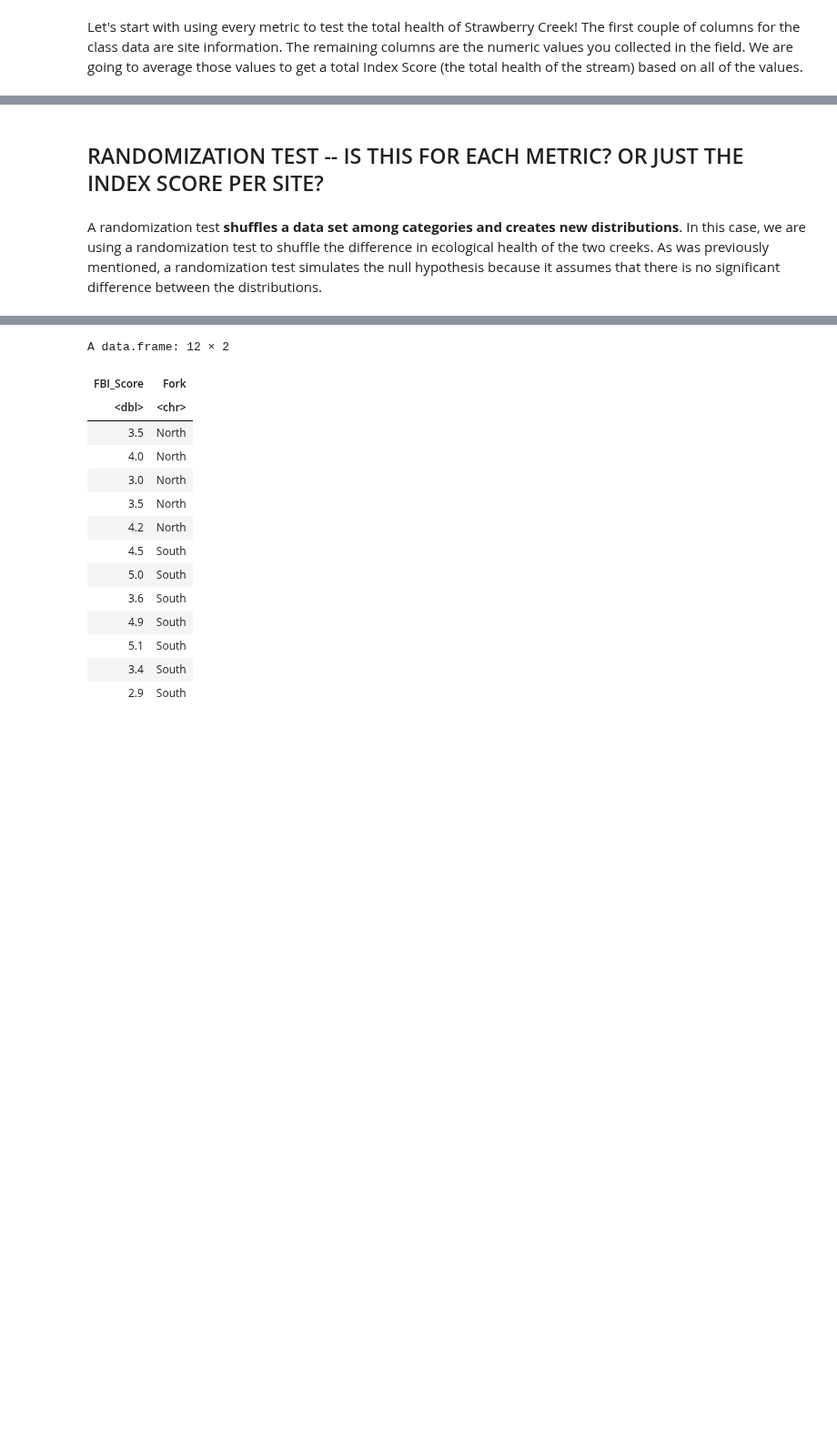
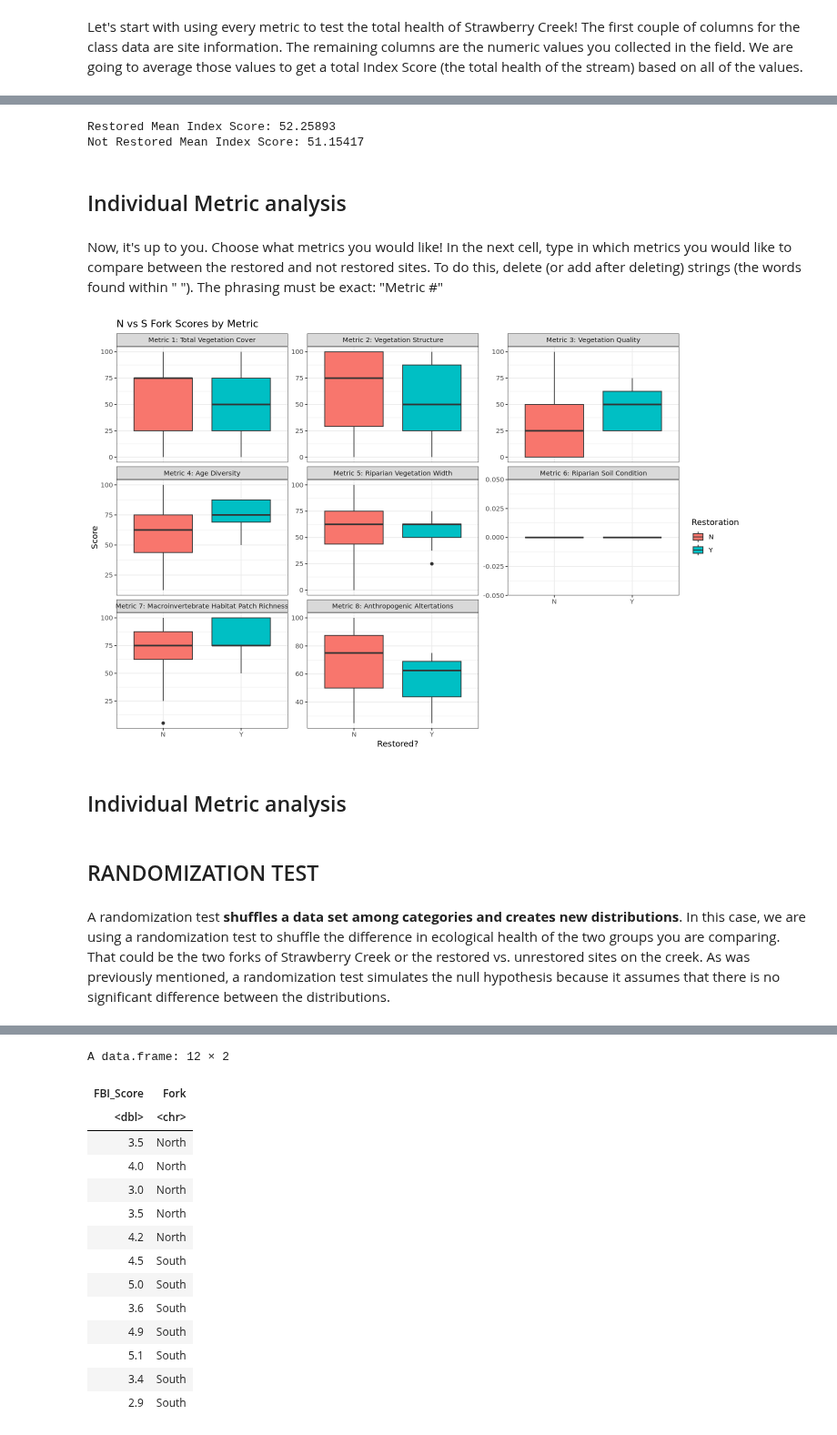
Before and after one commit to ds-modules/Bio-1B, a Jupyter notebook: Strawberry Creek/updated_straw_creek_lab.ipynb, the cells around one changed output, grey strips where cells are left out. Shown at 91% size. Saved outputs shown, nothing was run; the diff lists cells and outputs as text; code cells hidden in the pictures; blank space fills up the shorter version.

```diff
--- a/Strawberry Creek/updated_straw_creek_lab.ipynb
+++ b/Strawberry Creek/updated_straw_creek_lab.ipynb
@@ -293,5 +346,61 @@ ggplot(straw_creek_data_long, aes(x = Fork, y = Score, fill = Fork)) +
+# %%
+## Now lets average the Index Score for both restored and not restored sites.
+
+# Create Index Score for restored
+restored$`Index Score` = rowMeans(restored[, metric_cols])
+
+# Create Index Score for not restored
+not_restored$`Index Score` = rowMeans(not_restored[, metric_cols])
+
+# Compute average Index Score per fork
+restored_mean_index = mean(restored$`Index Score`)
+not_restored_mean_index = mean(not_restored$`Index Score`)
+
+# View results
+cat("Restored Mean Index Score:", restored_mean_index, "\n")
+cat("Not Restored Mean Index Score:", not_restored_mean_index, "\n")
+# %% [output]
+Restored Mean Index Score: 52.25893
+Not Restored Mean Index Score: 51.15417
+# %% [markdown]
+## Individual Metric analysis
+# %% [markdown]
+Now, it's up to you. Choose what metrics you would like! In the next cell, type in which metrics you would like to compare between the restored and not restored sites. To do this, delete (or add after deleting) strings (the words found within " "). The phrasing must be exact: "Metric #"
+# %%
+## Write whih metrics you would like to look at here:
+metric = c("Metric 1", "Metric 2", "Metric 3", "Metric 4", "Metric 5", "Metric 6", "Metric 7", "Metric 8")
+
+# Combine them into one pattern (e.g., "Metric 1|Metric 2|Metric 3|...")
+pattern = paste(metric, collapse = "|")
+
+# Find all column names that contain those metrics
+metric_cols = names(straw_creek_data)[grepl(pattern, names(straw_creek_data))]
+
+straw_creek_data_long = melt(
+  straw_creek_data,
+  id.vars = c("Site", "Restoration"),
+  measure.vars = metric_cols,
+  variable.name = "Metric",
+  value.name = "Score"
+)
+# %%
+options(repr.plot.width = 12, repr.plot.height = 8) #Change the plot size
+
+ggplot(straw_creek_data_long, aes(x = Restoration, y = Score, fill = Restoration)) +
+  geom_boxplot() +
+  facet_wrap(~ Metric, scales = "free_y") +
+  labs(
+    title = "N vs S Fork Scores by Metric",
+    x = "Restored?",
+    y = "Score"
+  ) +
+  theme_bw()
+# %% [output]
+[figure, added]
+# %% [markdown]
+## Individual Metric analysis
 # %% [markdown]
-## RANDOMIZATION TEST -- IS THIS FOR EACH METRIC? OR JUST THE INDEX SCORE PER SITE?
+## RANDOMIZATION TEST
 # %% [markdown]
-A randomization test __shuffles a data set among categories and creates new distributions__. In this case, we are using a randomization test to shuffle the difference in ecological health of the two creeks. As was previously mentioned, a randomization test simulates the null hypothesis because it assumes that there is no significant difference between the distributions.
+A randomization test __shuffles a data set among categories and creates new distributions__.  In this case, we are using a randomization test to shuffle the difference in ecological health of the two groups you are comparing. That could be the two forks of Strawberry Creek or the restored vs. unrestored sites on the creek. As was previously mentioned, a randomization test simulates the null hypothesis because it assumes that there is no significant difference between the distributions.
 # %% [markdown]
```
Also changed, not shown: parts of 58 cells of this notebook.
